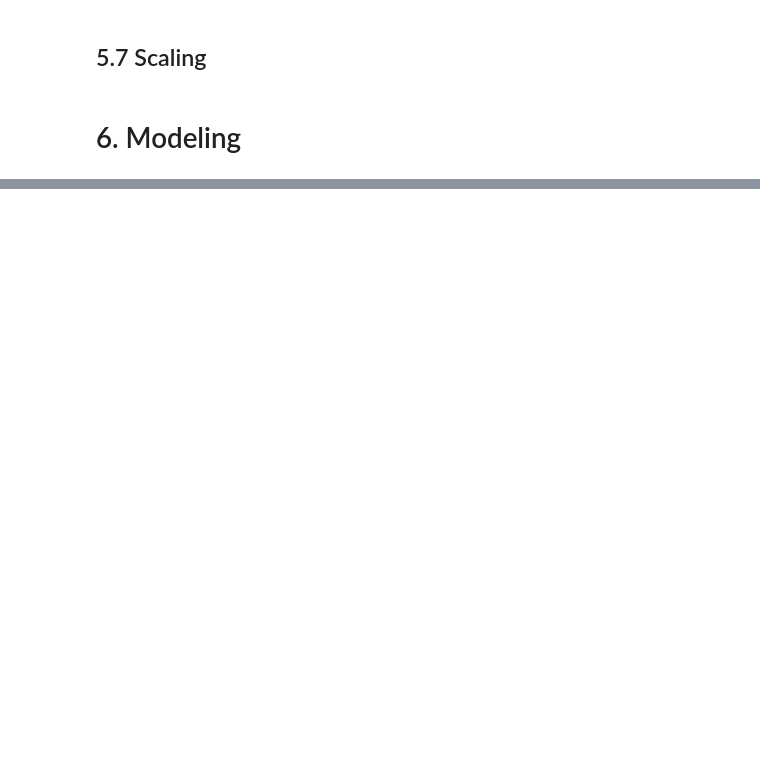
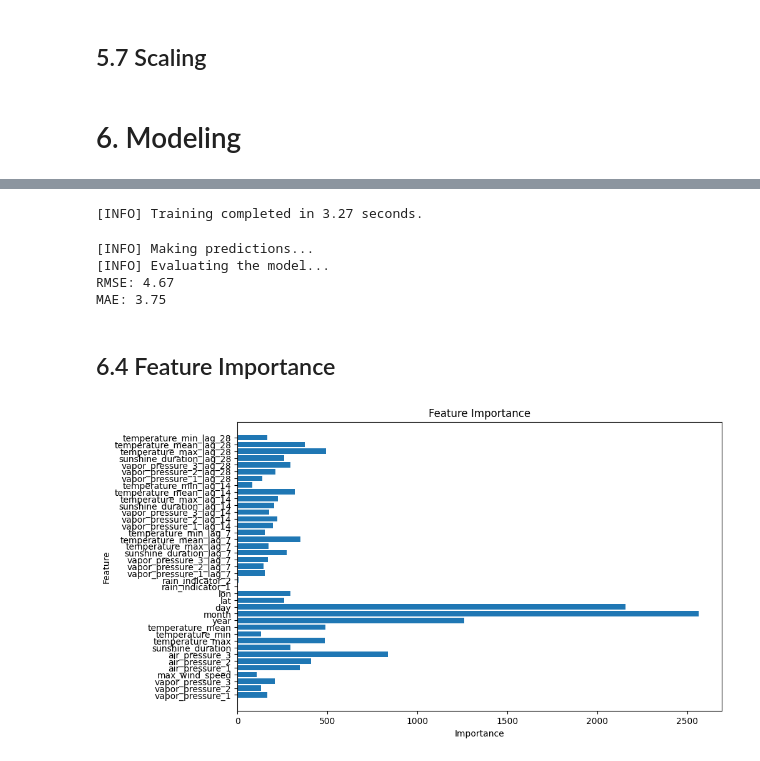
Before and after one commit to khokhlovamariia/Subseasonal_Forecast, a Jupyter notebook: Full_data.ipynb, the cells around one changed output, grey strips where cells are left out. Saved outputs shown, nothing was run; the diff lists cells and outputs as text; code cells hidden in the pictures; blank space fills up the shorter version.

```diff
--- a/Full_data.ipynb
+++ b/Full_data.ipynb
@@ -1187,6 +1175,7 @@ MAE: 4.00
 # %%
-from sklearn.model_selection import GridSearchCV
+from sklearn.metrics import root_mean_squared_error
 
+# Parameter grid for GridSearchCV
 param_grid = {
     'num_leaves': [31, 64],
     'learning_rate': [0.01, 0.05],
@@ -1194,9 +1183,13 @@ param_grid = {
     'max_depth': [-1, 5, 10]
 }
 
+# Initialize the LightGBM model
 lgb_model = LGBMRegressor(n_estimators=500, **params)
-grid_search = GridSearchCV(lgb_model, param_grid, cv=3, scoring='neg_mean_squared_error', verbose=3)
+
+# GridSearchCV with RMSE scoring
+grid_search = GridSearchCV(lgb_model, param_grid, cv=3, scoring='neg_root_mean_squared_error', verbose=0)
 grid_search.fit(X_train_scaled, y_train)
 
+# Print the best parameters
 print(f"Best Parameters: {grid_search.best_params_}")
 # %% [output]
@@ -1219,0 +1197,58 @@ You can set `force_col_wise=true` to remove the overhead.
+# %%
+# Define LightGBM parameters
+params = {
+    'objective': 'regression',
+    'metric': 'rmse',
+    'boosting_type': 'gbdt',  # Gradient Boosting Decision Trees
+    'num_leaves': 31,         # Maximum number of leaves in one tree
+    'learning_rate': 0.01,    # Shrinkage rate
+    'feature_fraction': 0.8,  # Proportion of features used per iteration
+    'max_depth': 5,
+    'min_data_in_leaf': 10,
+    'verbosity': -1           # Suppress logs
+}
+# %%
+# Initialize the LightGBM regressor
+model = LGBMRegressor(**params, n_estimators=500)
+
+start_time = time.time()
+
+# Fit the model with progress bar
+model.fit(
+    X_train_scaled, y_train,
+    eval_set=[(X_test_scaled, y_test)],
+    eval_metric='rmse',
+)
+
+end_time = time.time()
+print(f"[INFO] Training completed in {end_time - start_time:.2f} seconds.")
+# %% [output]
+[INFO] Training completed in 3.27 seconds.
+# %%
+# Make predictions on the test set
+print("[INFO] Making predictions...")
+y_pred = model.predict(X_test_scaled)
+
+# Evaluate the model
+print("[INFO] Evaluating the model...")
+rmse = mean_squared_error(y_test, y_pred, squared=False)
+mae = mean_absolute_error(y_test, y_pred)
+
+print(f"RMSE: {rmse:.2f}")
+print(f"MAE: {mae:.2f}")
+# %% [output]
+[INFO] Making predictions...
+[INFO] Evaluating the model...
+RMSE: 4.67
+MAE: 3.75
+# %% [markdown]
+## 6.4 Feature Importance
+# %%
+plt.figure(figsize=(10, 6))
+plt.barh(X_train.columns, model.feature_importances_)
+plt.title("Feature Importance")
+plt.xlabel("Importance")
+plt.ylabel("Feature")
+plt.show()
+# %% [output]
+[figure, added]
```
Also changed, not shown: parts of 32 cells of this notebook, 6 other files.
